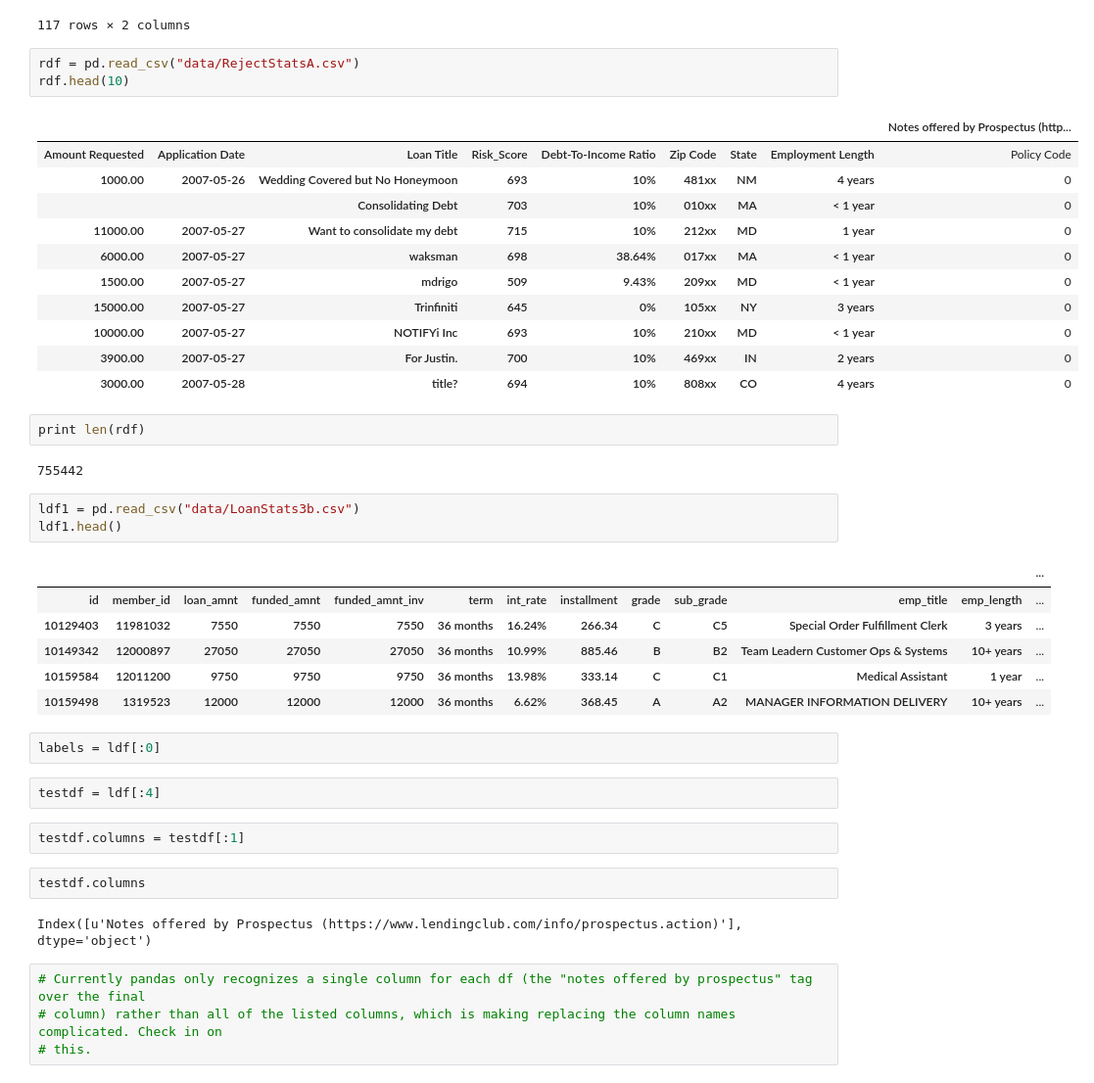
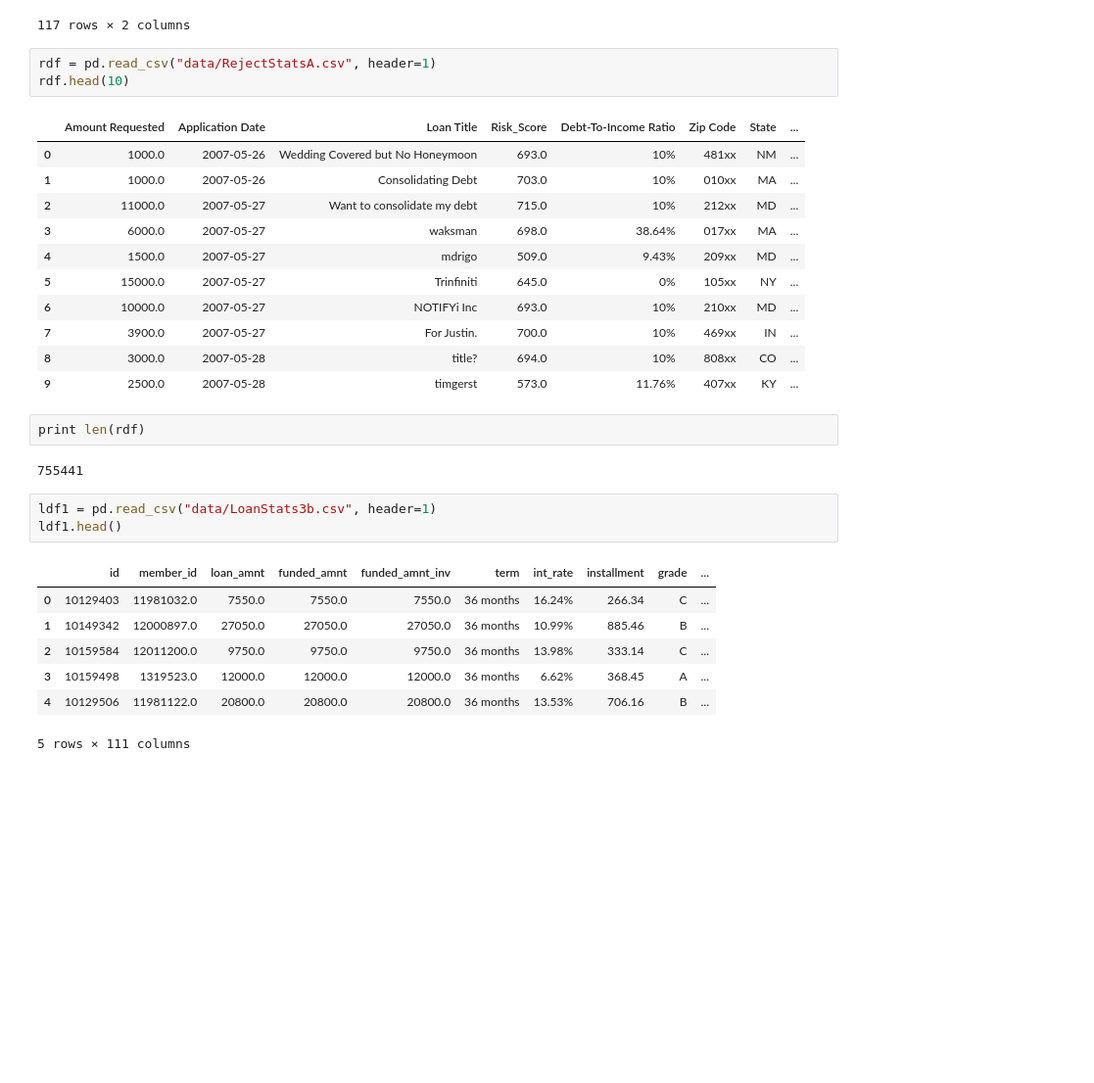
Before and after one commit to satishjasthi/data-science-intensive, a Jupyter notebook: capstone/LoanData.ipynb, the cells around one changed output. Shown: that part at 98% size. Cells and saved outputs as stored; diff of their text form; blank space fills up the shorter version.

```diff
--- a/capstone/LoanData.ipynb
+++ b/capstone/LoanData.ipynb
@@ -39,45 +40,32 @@ datadict
 | 116 | NaN | * Employer Title replaces Employe... |
 117 rows × 2 columns
 # %%
-rdf = pd.read_csv("data/RejectStatsA.csv")
+rdf = pd.read_csv("data/RejectStatsA.csv", header=1)
 rdf.head(10)
 # %% [output]
-|  |  |  |  |  |  |  |  | Notes offered by Prospectus (http... |
-| Amount Requested | Application Date | Loan Title | Risk_Score | Debt-To-Income Ratio | Zip Code | State | Employment Length | Policy Code |
-| 1000.00 | 2007-05-26 | Wedding Covered but No Honeymoon | 693 | 10% | 481xx | NM | 4 years | 0 |
-|  |  | Consolidating Debt | 703 | 10% | 010xx | MA | < 1 year | 0 |
-| 11000.00 | 2007-05-27 | Want to consolidate my debt | 715 | 10% | 212xx | MD | 1 year | 0 |
-| 6000.00 | 2007-05-27 | waksman | 698 | 38.64% | 017xx | MA | < 1 year | 0 |
-| 1500.00 | 2007-05-27 | mdrigo | 509 | 9.43% | 209xx | MD | < 1 year | 0 |
-| 15000.00 | 2007-05-27 | Trinfiniti | 645 | 0% | 105xx | NY | 3 years | 0 |
-| 10000.00 | 2007-05-27 | NOTIFYi Inc | 693 | 10% | 210xx | MD | < 1 year | 0 |
-| 3900.00 | 2007-05-27 | For Justin. | 700 | 10% | 469xx | IN | 2 years | 0 |
-| 3000.00 | 2007-05-28 | title? | 694 | 10% | 808xx | CO | 4 years | 0 |
+|  | Amount Requested | Application Date | Loan Title | Risk_Score | Debt-To-Income Ratio | Zip Code | State | ... |
+| 0 | 1000.0 | 2007-05-26 | Wedding Covered but No Honeymoon | 693.0 | 10% | 481xx | NM | ... |
+| 1 | 1000.0 | 2007-05-26 | Consolidating Debt | 703.0 | 10% | 010xx | MA | ... |
+| 2 | 11000.0 | 2007-05-27 | Want to consolidate my debt | 715.0 | 10% | 212xx | MD | ... |
+| 3 | 6000.0 | 2007-05-27 | waksman | 698.0 | 38.64% | 017xx | MA | ... |
+| 4 | 1500.0 | 2007-05-27 | mdrigo | 509.0 | 9.43% | 209xx | MD | ... |
+| 5 | 15000.0 | 2007-05-27 | Trinfiniti | 645.0 | 0% | 105xx | NY | ... |
+| 6 | 10000.0 | 2007-05-27 | NOTIFYi Inc | 693.0 | 10% | 210xx | MD | ... |
+| 7 | 3900.0 | 2007-05-27 | For Justin. | 700.0 | 10% | 469xx | IN | ... |
+| 8 | 3000.0 | 2007-05-28 | title? | 694.0 | 10% | 808xx | CO | ... |
+| 9 | 2500.0 | 2007-05-28 | timgerst | 573.0 | 11.76% | 407xx | KY | ... |
 # %%
 print len(rdf)
 # %% [output]
-755442
+755441
 # %%
-ldf1 = pd.read_csv("data/LoanStats3b.csv")
+ldf1 = pd.read_csv("data/LoanStats3b.csv", header=1)
 ldf1.head()
 # %% [output]
-|  |  |  |  |  |  |  |  |  |  |  |  | ... |
-| id | member_id | loan_amnt | funded_amnt | funded_amnt_inv | term | int_rate | installment | grade | sub_grade | emp_title | emp_length | ... |
-| 10129403 | 11981032 | 7550 | 7550 | 7550 | 36 months | 16.24% | 266.34 | C | C5 | Special Order Fulfillment Clerk | 3 years | ... |
-| 10149342 | 12000897 | 27050 | 27050 | 27050 | 36 months | 10.99% | 885.46 | B | B2 | Team Leadern Customer Ops & Systems | 10+ years | ... |
-| 10159584 | 12011200 | 9750 | 9750 | 9750 | 36 months | 13.98% | 333.14 | C | C1 | Medical Assistant | 1 year | ... |
-| 10159498 | 1319523 | 12000 | 12000 | 12000 | 36 months | 6.62% | 368.45 | A | A2 | MANAGER INFORMATION DELIVERY | 10+ years | ... |
+|  | id | member_id | loan_amnt | funded_amnt | funded_amnt_inv | term | int_rate | installment | grade | ... |
+| 0 | 10129403 | 11981032.0 | 7550.0 | 7550.0 | 7550.0 | 36 months | 16.24% | 266.34 | C | ... |
+| 1 | 10149342 | 12000897.0 | 27050.0 | 27050.0 | 27050.0 | 36 months | 10.99% | 885.46 | B | ... |
+| 2 | 10159584 | 12011200.0 | 9750.0 | 9750.0 | 9750.0 | 36 months | 13.98% | 333.14 | C | ... |
+| 3 | 10159498 | 1319523.0 | 12000.0 | 12000.0 | 12000.0 | 36 months | 6.62% | 368.45 | A | ... |
+| 4 | 10129506 | 11981122.0 | 20800.0 | 20800.0 | 20800.0 | 36 months | 13.53% | 706.16 | B | ... |
+5 rows × 111 columns
-# %%
-labels = ldf[:0]
-# %%
-testdf = ldf[:4]
-# %%
-testdf.columns = testdf[:1]
-# %%
-testdf.columns
-# %% [output]
-Index([u'Notes offered by Prospectus (https://www.lendingclub.com/info/prospectus.action)'], dtype='object')
-# %%
-# Currently pandas only recognizes a single column for each df (the "notes offered by prospectus" tag over the final
-# column) rather than all of the listed columns, which is making replacing the column names complicated. Check in on
-# this.
```
Also changed, not shown: parts of 11 cells of this notebook.
